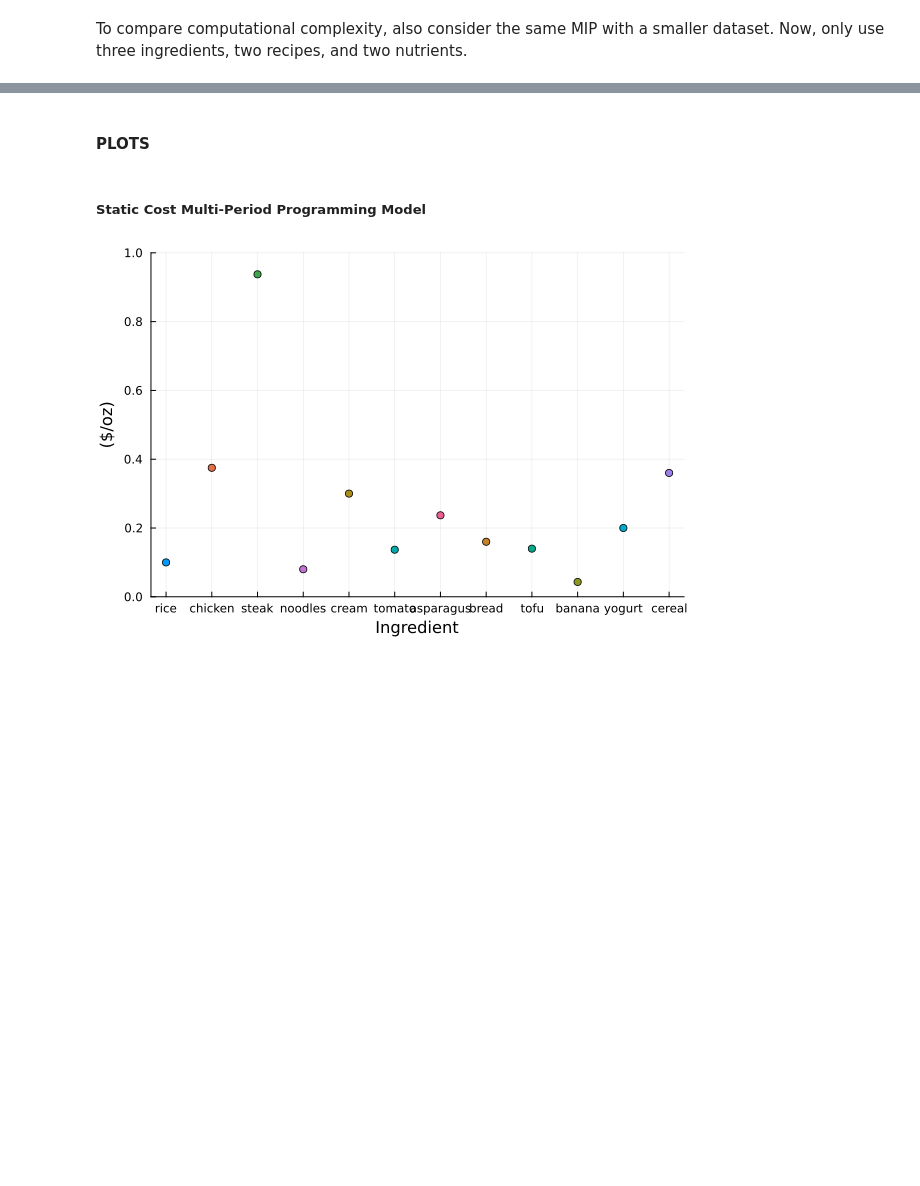
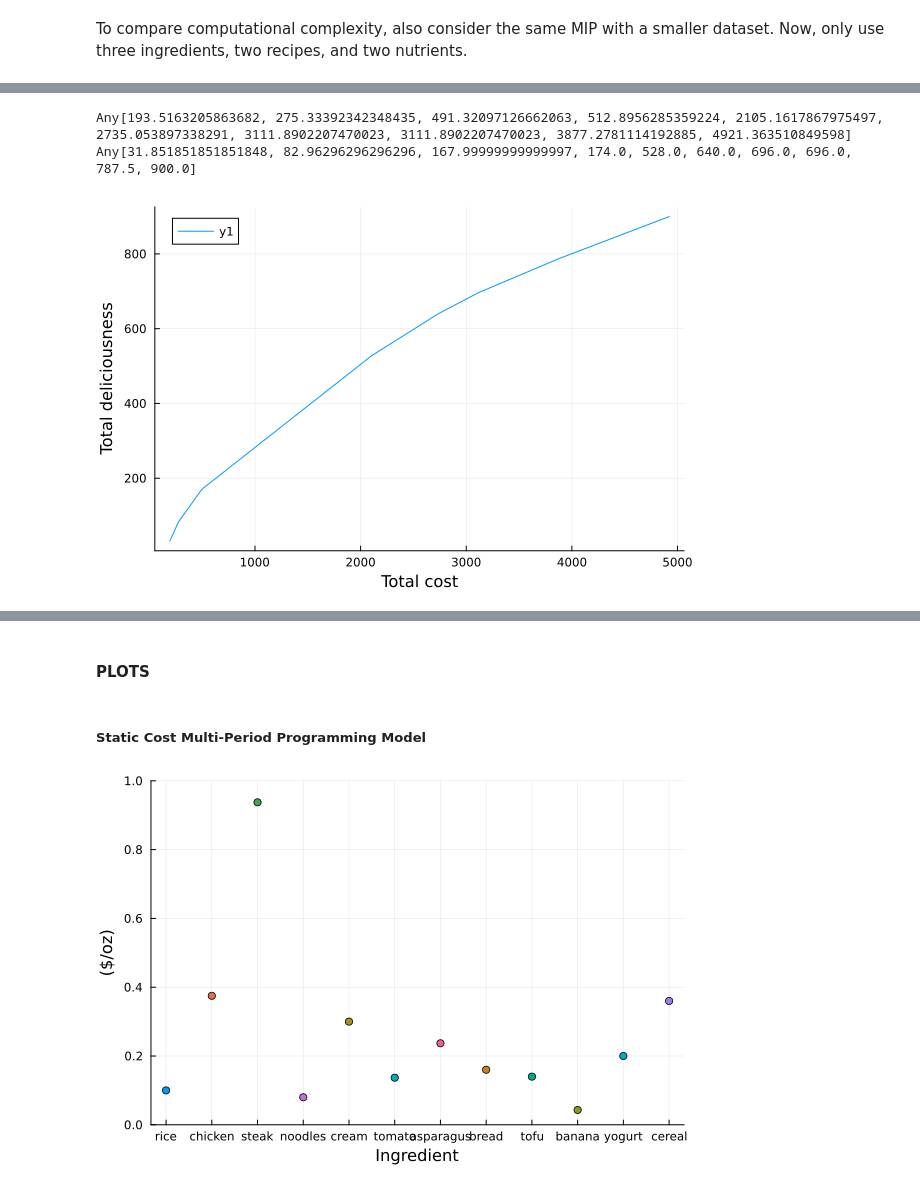
Before and after one commit to ktoriumi107/ISYE-524-Project, a Jupyter notebook: Final Report.ipynb, the cells around one changed output, grey strips where cells are left out. Saved outputs shown, nothing was run; the diff lists cells and outputs as text; code cells hidden in the pictures; blank space fills up the shorter version.

```diff
--- a/Final Report.ipynb
+++ b/Final Report.ipynb
@@ -506,3 +523,83 @@ Total cost 30.0
+# %%
+T_end = 10
+T = 1:T_end
+FR_CAP = 100
+# TODO annotate this code
+Random.seed!(300)
+I = [:rice, :chicken_nuggets, :steak, :noodles, :cream, :tomato]
+N = [:calories, :protein]
+R = [:steak_and_rice, :just_nuggets, :chicken_marinara, :steak_alfredo]
+Req = NamedArray([5 0 3 0 0 0; 0 10 0 0 0 0; 0 2 0 5 0 3; 0 0 3 5 2 0], (R, I), ("Recipes", "Ingredients"))
+F = NamedArray([300 0; 200 5; 400 30; 300 5; 200 10; 100 1], (I, N), ("Ingredients", "Nutrients"))
+S = NamedArray([2000, 100], N, "Nutrient Requirements")
+C = NamedArray(zeros(Float64, length(T), length(I)), (T, I), ("Week", "Ingredients"))
+
+# deliciousness of each recipe from 1-10 based on synthetic data (my opinion)
+D = NamedArray([9, 5, 7, 2], R, "Deliciousness")
+
+for i in 1:length(I)
+    C[1, i] = length(String(I[i]))
+end
+
+for t in 2:length(T)
+    for i in 1:length(I)
+        C[t, i] = C[t - 1, i] + 2 * Random.randn() + .05 * C[t - 1, i]
+        if C[t, i] <= 1
+            C[t, i] = 1.0
+        end
+    end
+end
+
+
+# make the model
+using JuMP, HiGHS
+
+cost_list = []
+delic_list = []
+
+function run_model(lam)
+    m = Model(HiGHS.Optimizer)
+
+    @variable(m, x[T, I] >= 0)
+    @variable(m, y[T, R] >= 0)
+    @variable(m, z[T, I] >= 0)
+
+    @constraint(m, nutr_satisfied[n in N, t in T],
+        sum(y[t, r] * sum(Req[r, i] * F[i, n] for i in I) for r in R) >= S[n])
+
+    @constraint(m, fridge_capacity[t in T], sum( x[t, i] for i in I ) <= FR_CAP)
+
+    @constraint(m, first_ingredient_bal[i in I], x[1, i] == sum( y[1,r] * Req[r,i] for r in R) + z[1, i])
+
+    @constraint(m, ingredient_bal[t in 2:T_end, i in I], x[t, i] + z[t-1, i] == sum( y[t,r] * Req[r,i] for r in R) + z[t, i])
+
+    @objective(m, Max, - sum( x[t, i] * C[t, i] for i in I, t in T ) + lam * sum(y[t,r]*D[r] for t in T, r in R) )
+
+    set_silent(m)
+    optimize!(m)
+
+    x_end = value.(x)
+    y_end = value.(y)
+
+    cost = sum( x_end[t, i] * C[t, i] for i in I, t in T )
+    deliciousness = sum(y_end[t,r]*D[r] for t in T, r in R)
+
+    push!(cost_list, cost)
+    push!(delic_list, deliciousness)
+end
+
+for lambda in 1:10
+    run_model(lambda)
+end
+
+println(cost_list)
+println(delic_list)
+
+plot(cost_list, delic_list, xlabel="Total cost", ylabel="Total deliciousness")
+# %% [output]
+Any[193.5163205863682, 275.33392342348435, 491.32097126662063, 512.8956285359224, 2105.1617867975497, 2735.053897338291, 3111.8902207470023, 3111.8902207470023, 3877.2781114192885, 4921.363510849598]
+Any[31.851851851851848, 82.96296296296296, 167.99999999999997, 174.0, 528.0, 640.0, 696.0, 696.0, 787.5, 900.0]
+[figure, added]
 # %% [markdown]
 ## 4. Results and discussion ##
 
```
Also changed, not shown: parts of 6 cells of this notebook, 1 other file.
